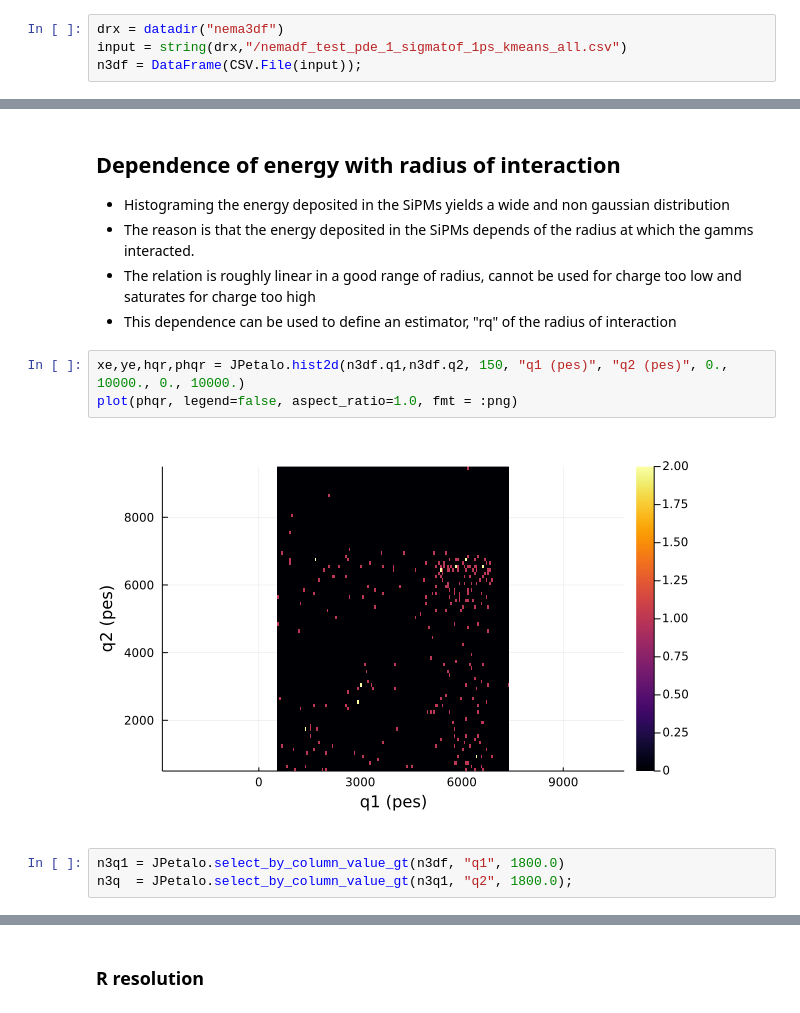
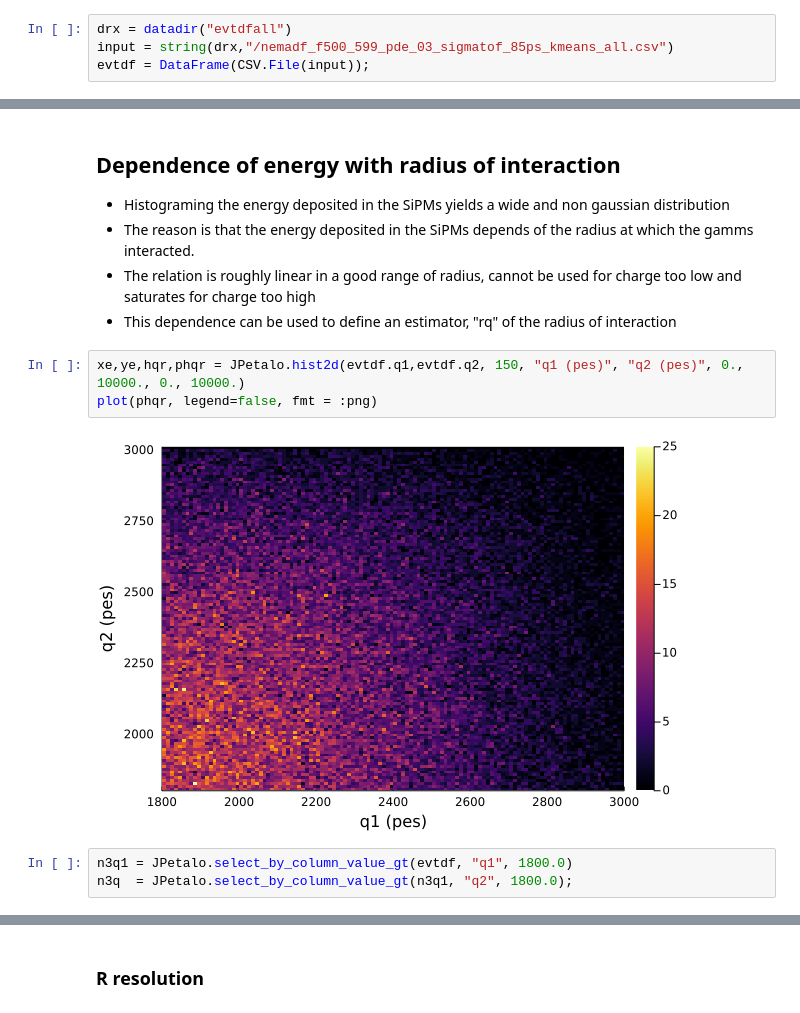
Before and after one commit to jjgomezcadenas/JPetalo, a Jupyter notebook: notebooks/nema_pde_03_tof_85ps_all.ipynb, the cells around one changed output, grey strips where cells are left out. Drawn from its saved outputs; the diff is of its cells as text.

```diff
--- a/notebooks/nema_pde_03_tof_85ps_all.ipynb
+++ b/notebooks/nema_pde_03_tof_85ps_all.ipynb
@@ -98,5 +99,5 @@ Base.CoreLogging.SimpleLogger(IJulia.IJuliaStdio{Base.PipeEndpoint}(IOContext(Ba
 # %%
-drx = datadir("nema3df")
-input = string(drx,"/nemadf_test_pde_1_sigmatof_1ps_kmeans_all.csv")
-n3df = DataFrame(CSV.File(input));
+drx = datadir("evtdfall")
+input = string(drx,"/nemadf_f500_599_pde_03_sigmatof_85ps_kmeans_all.csv")
+evtdf = DataFrame(CSV.File(input));
 # %%
@@ -110,12 +111,12 @@ println(names(n3df))
 - The relation is roughly linear in a good range of radius, cannot be used for charge too low and saturates for charge too high
 - This dependence can be used to define an estimator, "rq" of the radius of interaction
 # %%
-xe,ye,hqr,phqr = JPetalo.hist2d(n3df.q1,n3df.q2, 150, "q1 (pes)", "q2 (pes)", 0., 10000., 0., 10000.)
-plot(phqr, legend=false, aspect_ratio=1.0, fmt = :png)
+xe,ye,hqr,phqr = JPetalo.hist2d(evtdf.q1,evtdf.q2, 150, "q1 (pes)", "q2 (pes)", 0., 10000., 0., 10000.)
+plot(phqr, legend=false, fmt = :png)
 # %% [output]
-[figure, old version]
+[figure, new version]
 # %%
-n3q1 = JPetalo.select_by_column_value_gt(n3df, "q1", 1800.0)
+n3q1 = JPetalo.select_by_column_value_gt(evtdf, "q1", 1800.0)
 n3q  = JPetalo.select_by_column_value_gt(n3q1, "q2", 1800.0);
 # %%
 xe,ye,hqr,phqr = JPetalo.hist2d(n3q.r1,n3q.r2, 150, "r1 (mm)", "r2 (mm)", 350., 400., 350., 400.)
```
Also changed, not shown: parts of 39 cells of this notebook, 1 other file.
